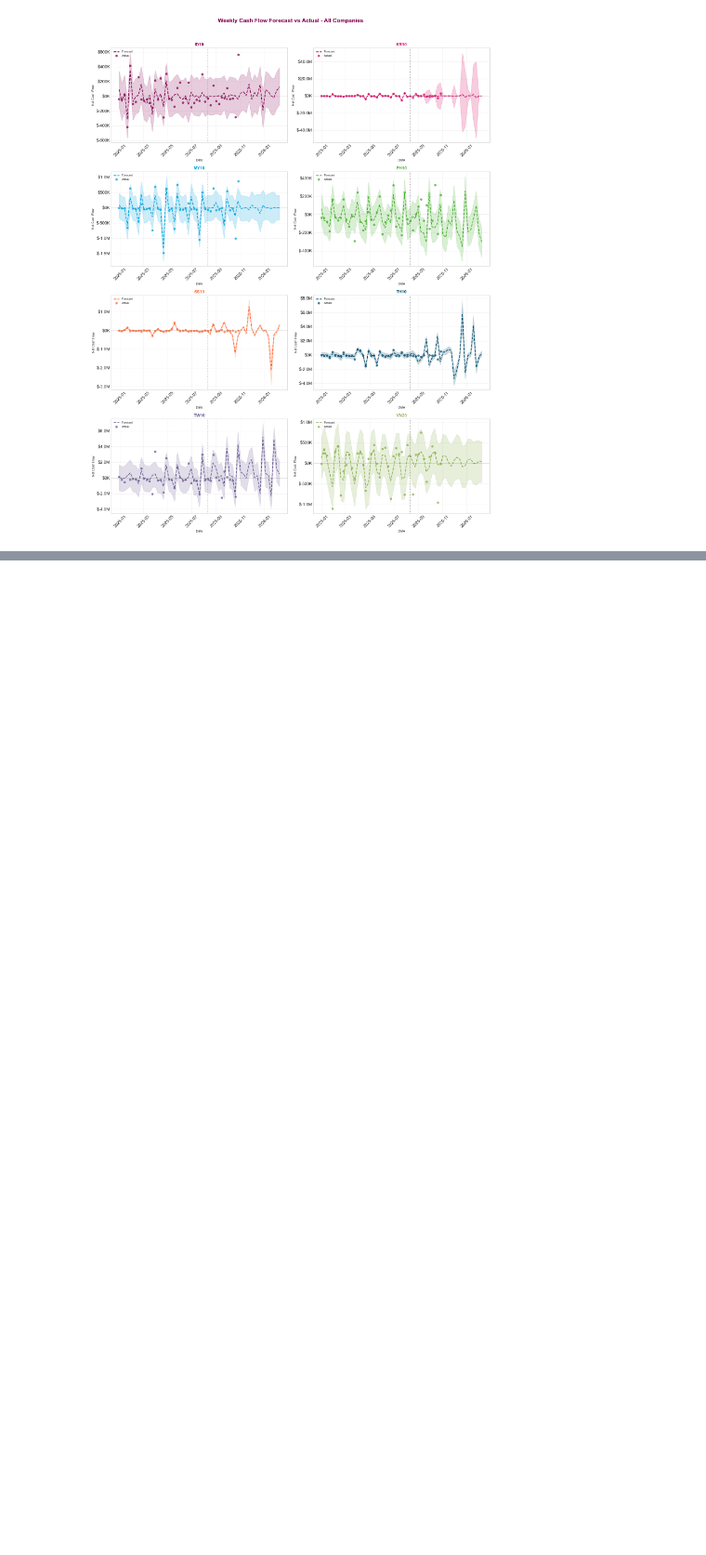
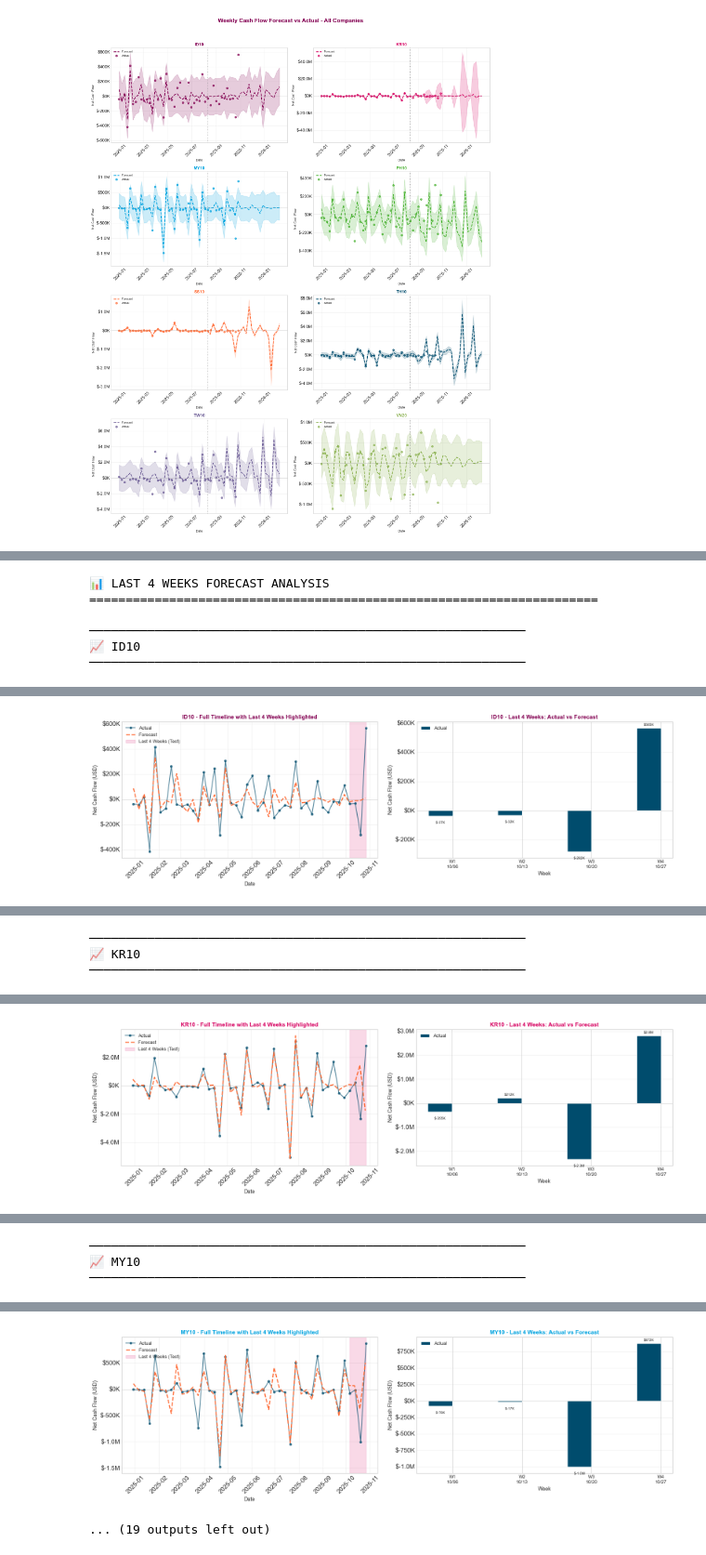
Before and after one commit to matt0757/UMDAC, a Jupyter notebook: notebooks/4_prophet_forecasting.ipynb, the cells around one changed output, grey strips where cells are left out. Shown at 93% size. Drawn from its saved outputs; the diff is of its cells as text; code cells hidden in the pictures; blank space fills up the shorter version.

```diff
--- a/notebooks/4_prophet_forecasting.ipynb
+++ b/notebooks/4_prophet_forecasting.ipynb
@@ -1096,0 +1446,22 @@ plt.show()
+# %%
+# Generate last 4 weeks forecast visualizations for all companies
+print("📊 LAST 4 WEEKS FORECAST ANALYSIS")
+print("="*70)
+
+last4_metrics = {}
+
+for company in companies:
+    print(f"\n{'─'*60}")
+    print(f"📈 {company}")
+    print(f"{'─'*60}")
+
+    save_path = f'../outputs/forecasting/last4weeks_{company}.png'
+    mae = plot_last_4_weeks_forecast(company, df_entity, results, save_path)
+
+    if mae is not None:
+        last4_metrics[company] = mae
+        print(f"   4-Week Forecast MAE: ${mae:,.0f}")
+
+print("\n" + "="*70)
+print("✅ All last 4 weeks visualizations generated!")
+# %% [output]
@@ -1096,0 +1469,6 @@ plt.show()
+📊 LAST 4 WEEKS FORECAST ANALYSIS
+======================================================================
+
+────────────────────────────────────────────────────────────
+📈 ID10
+────────────────────────────────────────────────────────────
@@ -1096,0 +1476 @@ plt.show()
+[figure, added]
@@ -1096,0 +1478,3 @@ plt.show()
+────────────────────────────────────────────────────────────
+📈 KR10
+────────────────────────────────────────────────────────────
@@ -1096,0 +1482 @@ plt.show()
+[figure, added]
@@ -1096,0 +1484,3 @@ plt.show()
+────────────────────────────────────────────────────────────
+📈 MY10
+────────────────────────────────────────────────────────────
@@ -1096,0 +1488,2 @@ plt.show()
+[figure, added]
+... (19 outputs left out)
```
Also changed, not shown: parts of 12 cells of this notebook, 11 other files.
